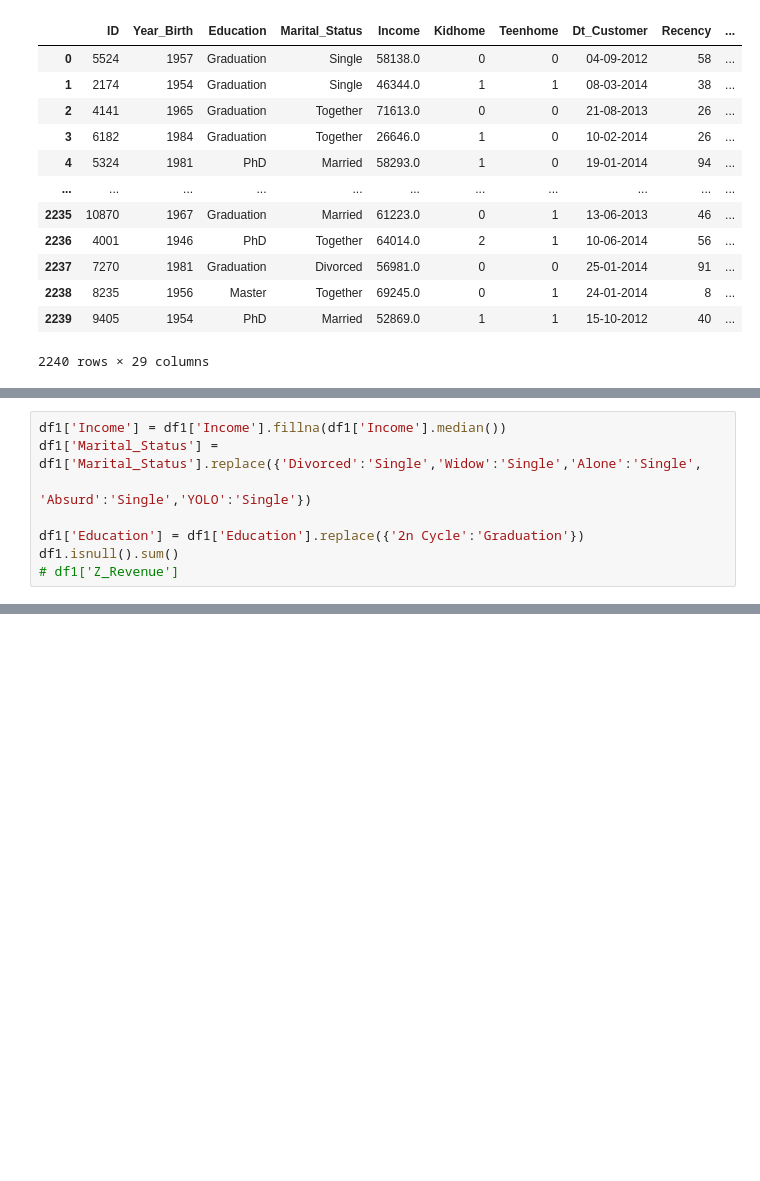
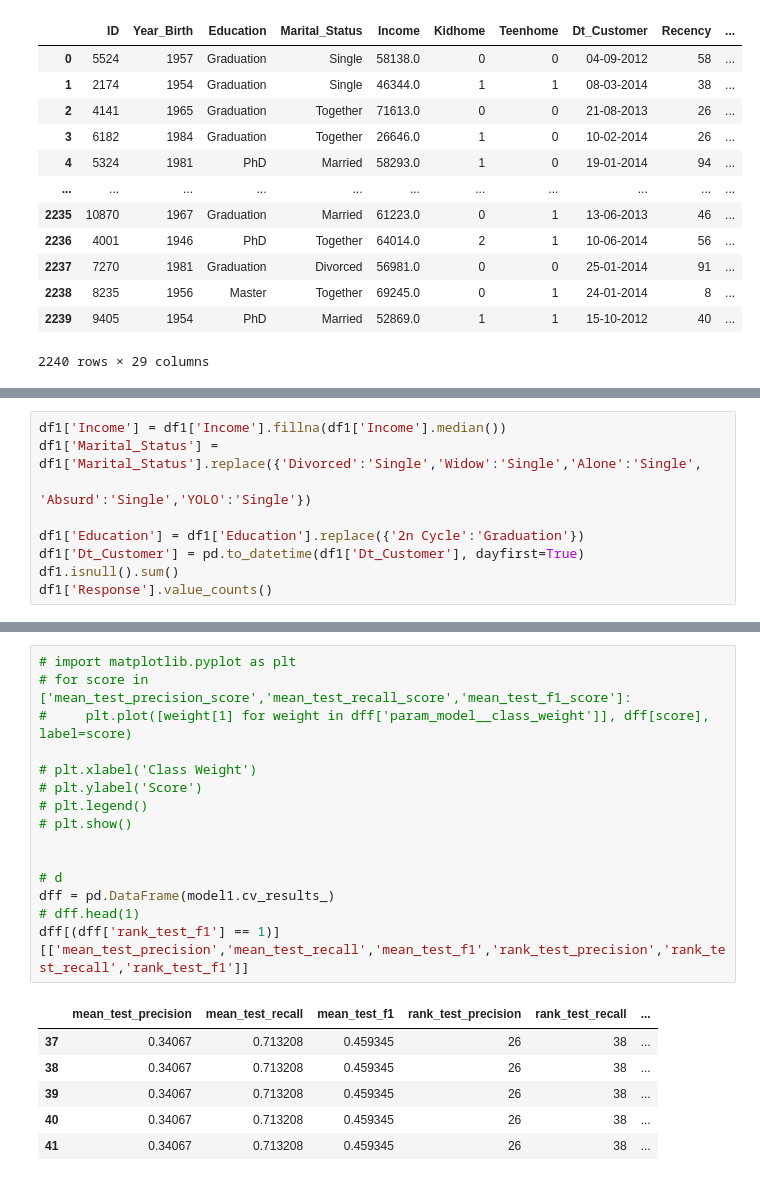
Before and after one commit to kaif-00/ML-model-practice, a Jupyter notebook: prac_model2.ipynb, the cells around one changed output, grey strips where cells are left out. Cells and saved outputs as stored; diff of their text form; blank space fills up the shorter version.

Commit message:
Practice Decision trees and Ensemble models

```diff
--- a/prac_model2.ipynb
+++ b/prac_model2.ipynb
@@ -118,6 +114,7 @@ df1['Marital_Status'] = df1['Marital_Status'].replace({'Divorced':'Single','Wido
                                                        'Absurd':'Single','YOLO':'Single'})
 
 df1['Education'] = df1['Education'].replace({'2n Cycle':'Graduation'})
+df1['Dt_Customer'] = pd.to_datetime(df1['Dt_Customer'], dayfirst=True)
 df1.isnull().sum()
-# df1['Z_Revenue']
+df1['Response'].value_counts()
 # %% [output]
@@ -180,0 +219,22 @@ weighted avg       0.83      0.85      0.84       448
+# %%
+# import matplotlib.pyplot as plt
+# for score in ['mean_test_precision_score','mean_test_recall_score','mean_test_f1_score']:
+#     plt.plot([weight[1] for weight in dff['param_model__class_weight']], dff[score], label=score)
+
+# plt.xlabel('Class Weight')
+# plt.ylabel('Score')
+# plt.legend()
+# plt.show()
+
+
+# d
+dff = pd.DataFrame(model1.cv_results_)
+# dff.head(1)
+dff[(dff['rank_test_f1'] == 1)][['mean_test_precision','mean_test_recall','mean_test_f1','rank_test_precision','rank_test_recall','rank_test_f1']]
+# %% [output]
+|  | mean_test_precision | mean_test_recall | mean_test_f1 | rank_test_precision | rank_test_recall | ... |
+| 37 | 0.34067 | 0.713208 | 0.459345 | 26 | 38 | ... |
+| 38 | 0.34067 | 0.713208 | 0.459345 | 26 | 38 | ... |
+| 39 | 0.34067 | 0.713208 | 0.459345 | 26 | 38 | ... |
+| 40 | 0.34067 | 0.713208 | 0.459345 | 26 | 38 | ... |
+| 41 | 0.34067 | 0.713208 | 0.459345 | 26 | 38 | ... |
```
Also changed, not shown: parts of 14 cells of this notebook.
